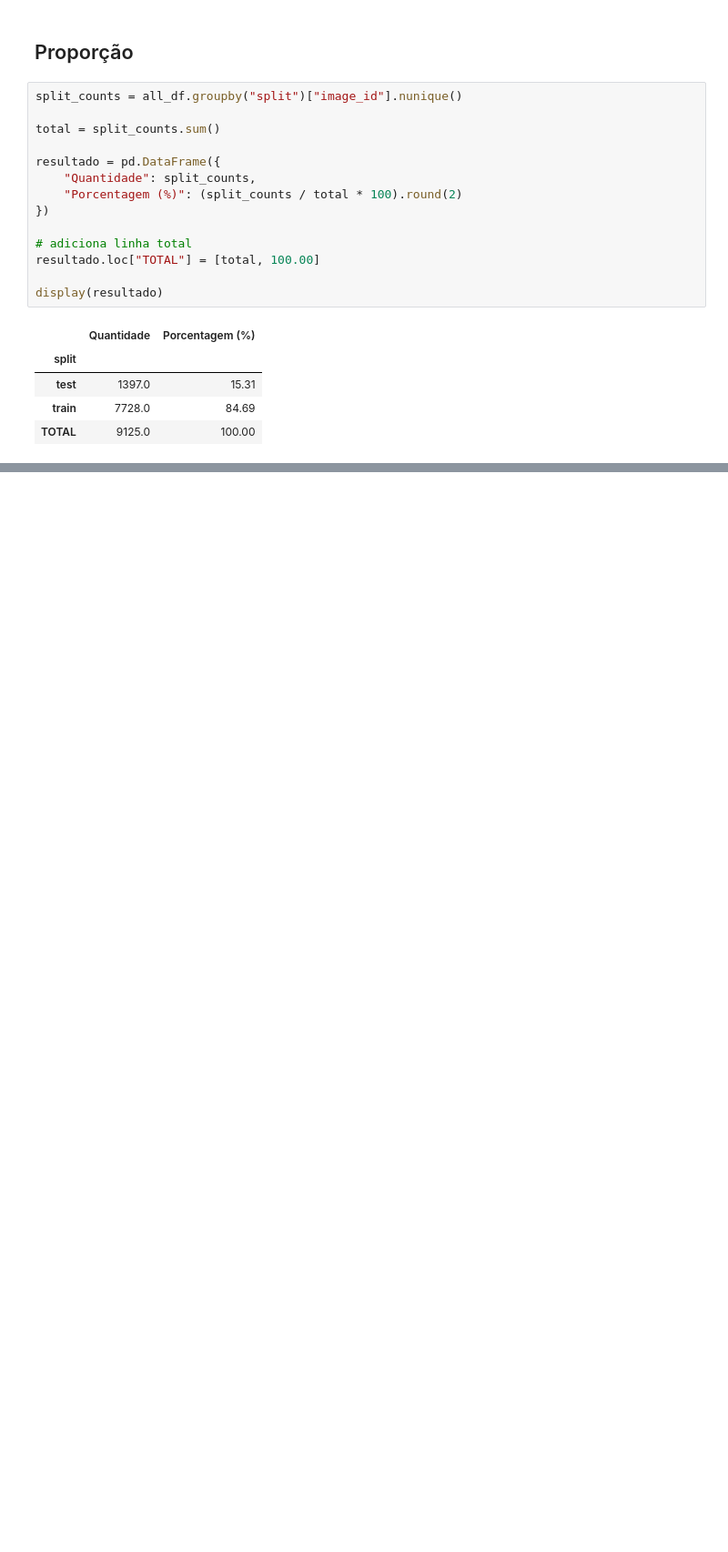
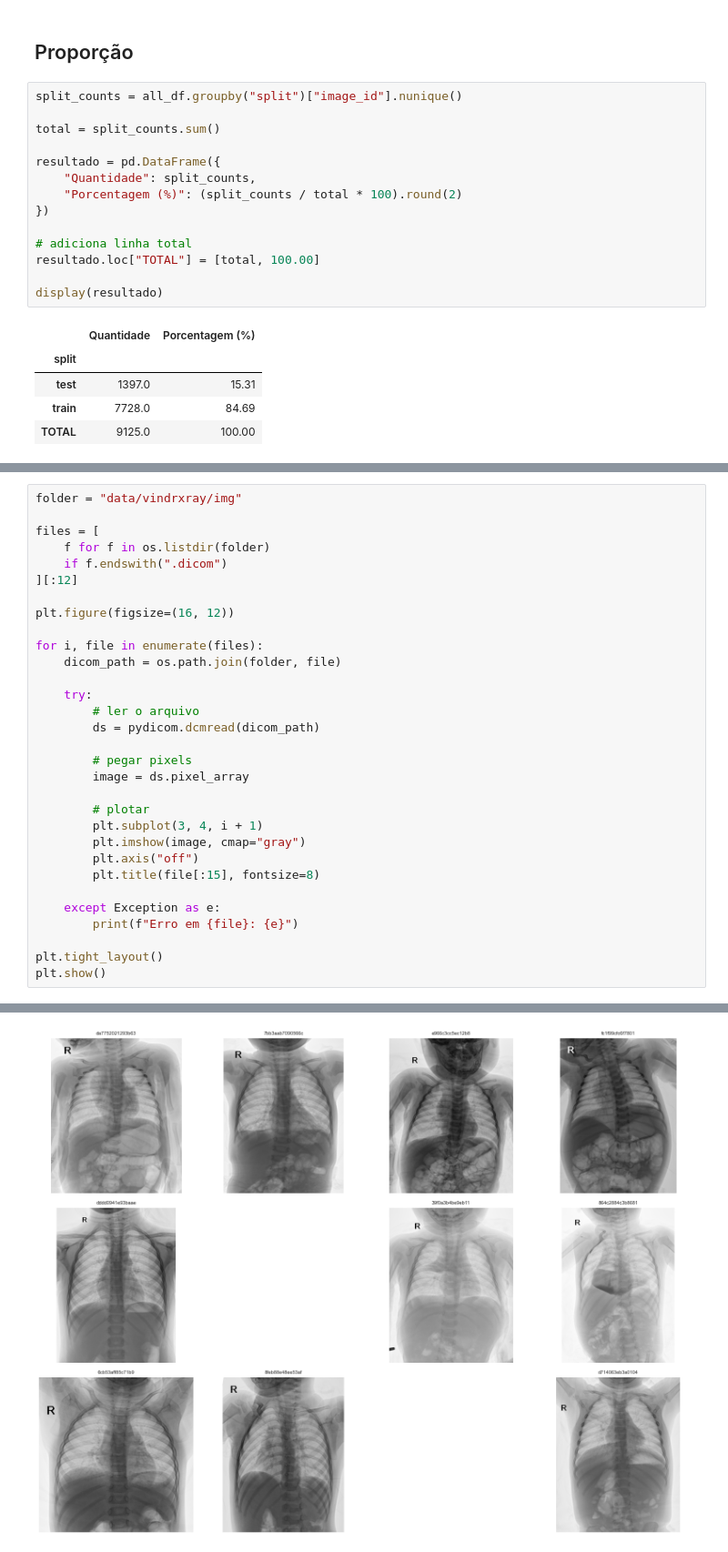
Before and after one commit to esterfirmino/dpoc-vindr, a Jupyter notebook: dpoc-vindr/vindrchest.ipynb, the cells around one changed output, grey strips where cells are left out. Shown at 91% size. Cells and saved outputs as stored; diff of their text form; blank space fills up the shorter version.

Commit message:
🩻ore: plot sample chest x-ray images

```diff
--- a/dpoc-vindr/vindrchest.ipynb
+++ b/dpoc-vindr/vindrchest.ipynb
@@ -577,0 +583,32 @@ display(resultado)
+# %%
+folder = "data/vindrxray/img"
+
+files = [
+    f for f in os.listdir(folder)
+    if f.endswith(".dicom")
+][:12]
+
+plt.figure(figsize=(16, 12))
+
+for i, file in enumerate(files):
+    dicom_path = os.path.join(folder, file)
+
+    try:
+        # ler o arquivo
+        ds = pydicom.dcmread(dicom_path)
+
+        # pegar pixels
+        image = ds.pixel_array
+
+        # plotar
+        plt.subplot(3, 4, i + 1)
+        plt.imshow(image, cmap="gray")
+        plt.axis("off")
+        plt.title(file[:15], fontsize=8)
+
+    except Exception as e:
+        print(f"Erro em {file}: {e}")
+
+plt.tight_layout()
+plt.show()
+# %% [output]
@@ -577,0 +622 @@ display(resultado)
+[figure, added]
```
Also changed, not shown: parts of 12 cells of this notebook, 13 other files.
